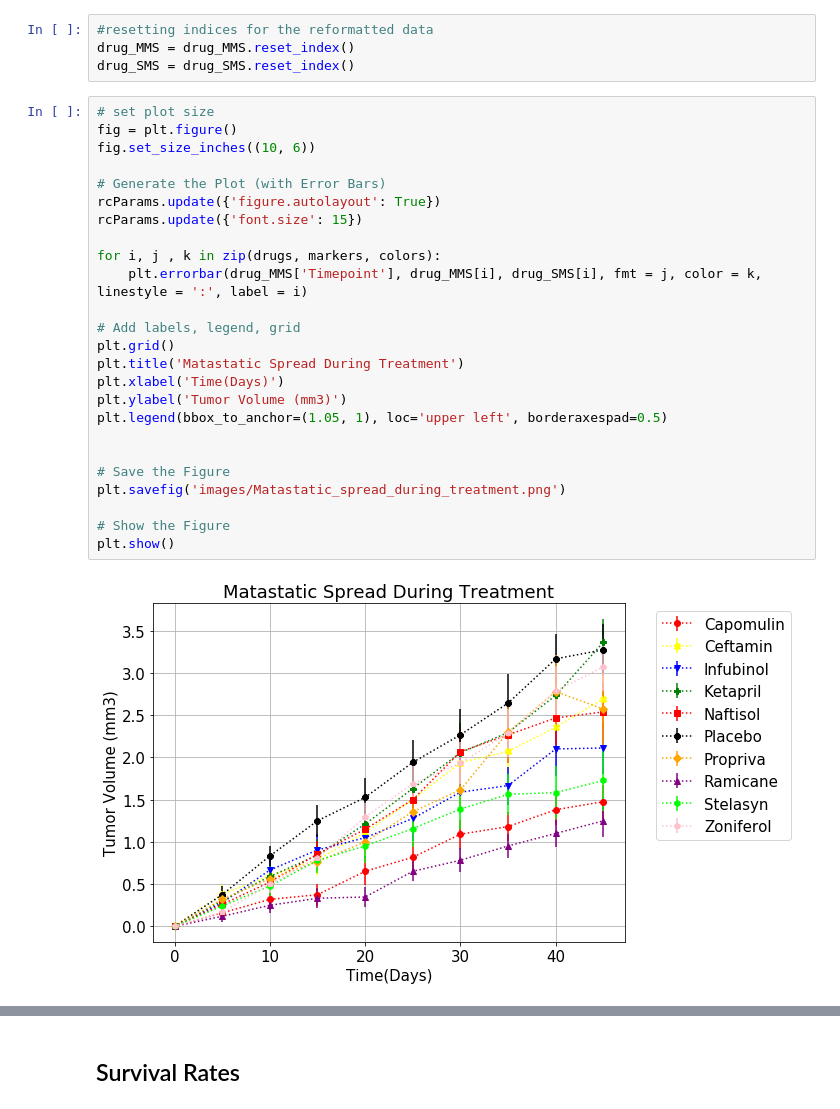
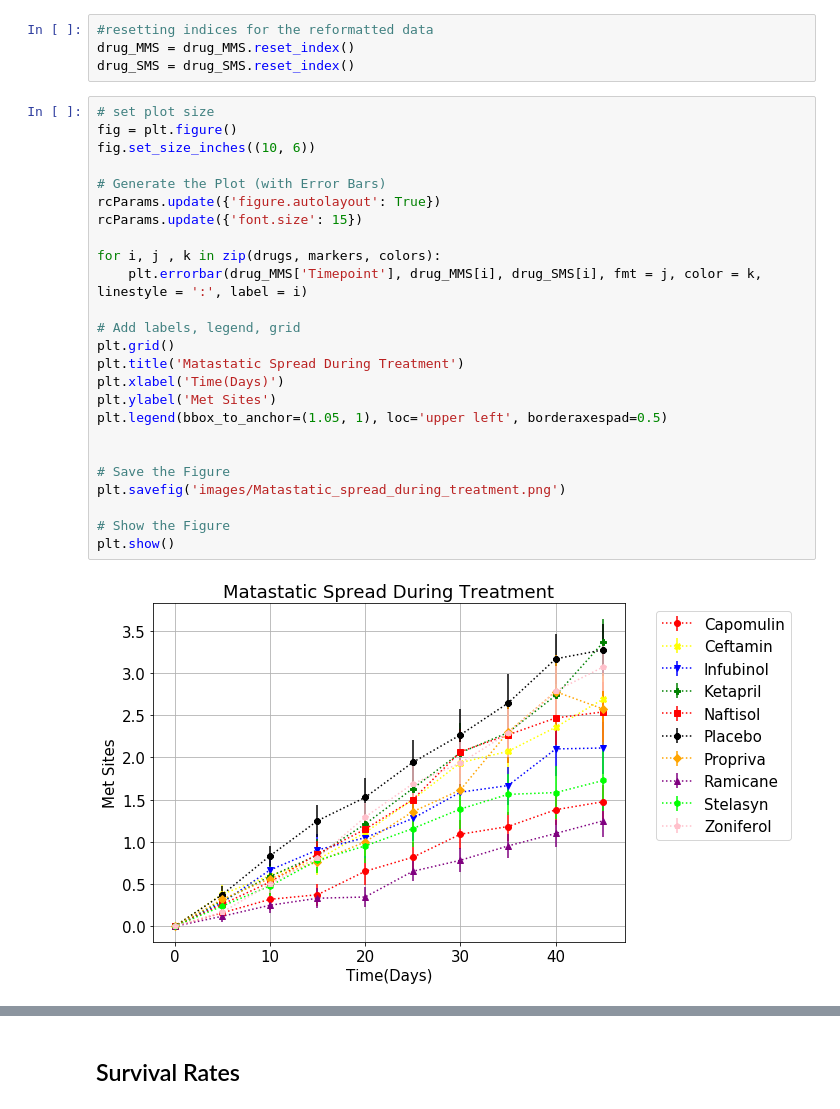
Before and after one commit to chienyuanhung/matplotlib_project, a Jupyter notebook: Pymaceuticals/pymaceuticals.ipynb, the cells around one changed output, grey strips where cells are left out. Saved outputs shown, nothing was run; the diff lists cells and outputs as text.

```diff
--- a/Pymaceuticals/pymaceuticals.ipynb
+++ b/Pymaceuticals/pymaceuticals.ipynb
@@ -203,27 +208,27 @@ drug_SMS = drug_SMS.reset_index()
 # %%
 # set plot size
 fig = plt.figure()
 fig.set_size_inches((10, 6))
 
 # Generate the Plot (with Error Bars)
 rcParams.update({'figure.autolayout': True})
 rcParams.update({'font.size': 15})
 
 for i, j , k in zip(drugs, markers, colors):
     plt.errorbar(drug_MMS['Timepoint'], drug_MMS[i], drug_SMS[i], fmt = j, color = k, linestyle = ':', label = i)
 
 # Add labels, legend, grid
 plt.grid()
 plt.title('Matastatic Spread During Treatment')
 plt.xlabel('Time(Days)')
-plt.ylabel('Tumor Volume (mm3)')
+plt.ylabel('Met Sites')
 plt.legend(bbox_to_anchor=(1.05, 1), loc='upper left', borderaxespad=0.5)
 
 
 # Save the Figure
 plt.savefig('images/Matastatic_spread_during_treatment.png')
 
 # Show the Figure
 plt.show()
 # %% [output]
-[figure, old version]
+[figure, new version]
```
Also changed, not shown: parts of 7 cells of this notebook, 5 other files.
